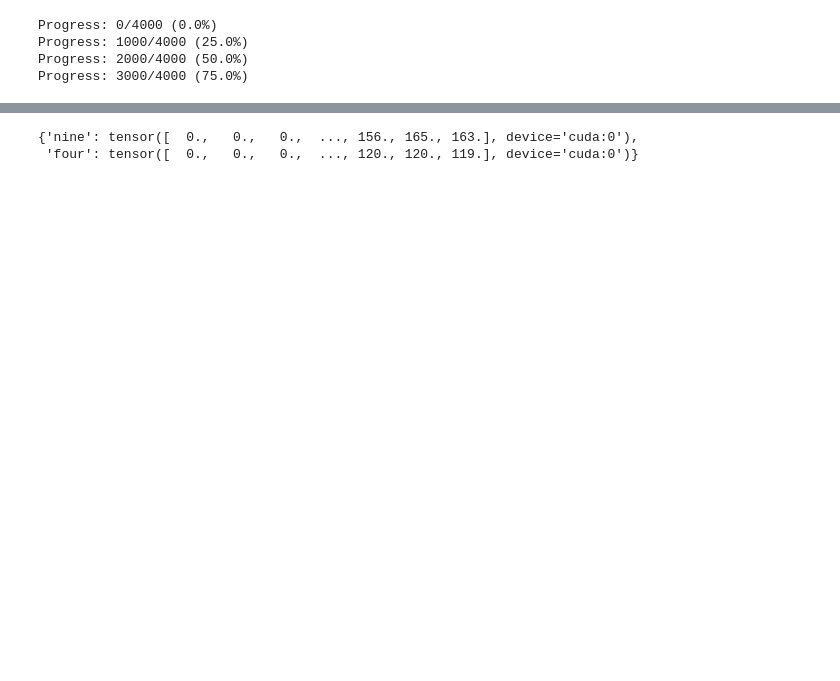
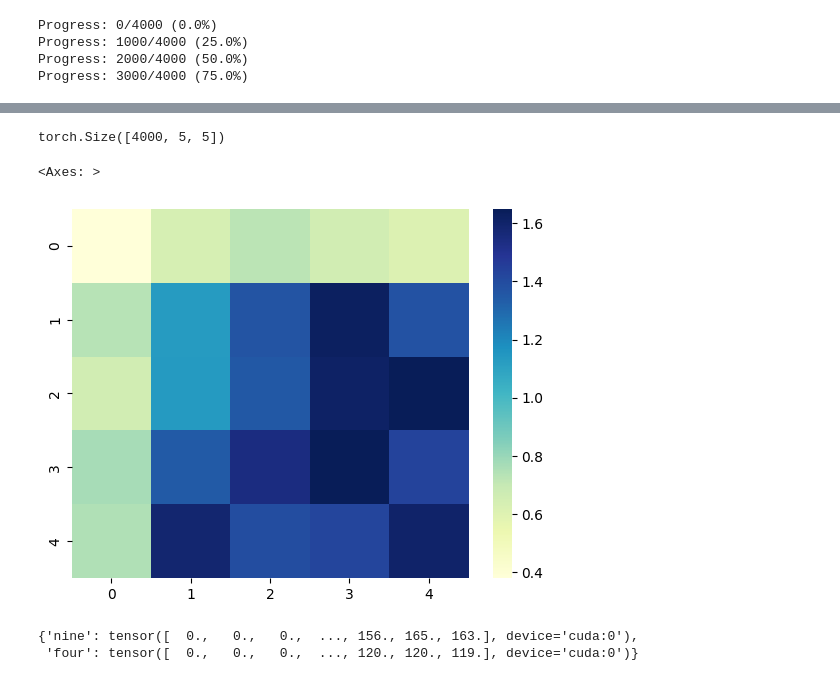
Before and after one commit to hhsherlock/Spiking_NN, a Jupyter notebook: mnst_learn/calculation.ipynb, the cells around one changed output, grey strips where cells are left out. Drawn from its saved outputs; the diff is of its cells as text; code cells hidden in the pictures; blank space fills up the shorter version.

```diff
--- a/mnst_learn/calculation.ipynb
+++ b/mnst_learn/calculation.ipynb
@@ -688,6 +719,17 @@ sum_nine_another = E_fires.sum(dim=(1,2))
 # if sum > 2500:
 #     print(sum)
 #     print("nine")
+# %%
+test_out = Out_fires
+# %%
+test_out.shape
+# %% [output]
+torch.Size([4000, 5, 5])
+# %%
+sns.heatmap(test_out[750].cpu(), annot=False, cmap="YlGnBu")
+# %% [output]
+<Axes: >
+[figure, added]
 # %%
 dict = {
     'nine': sum_nine_another,
```
Also changed, not shown: parts of 11 cells of this notebook, 13 other files.
